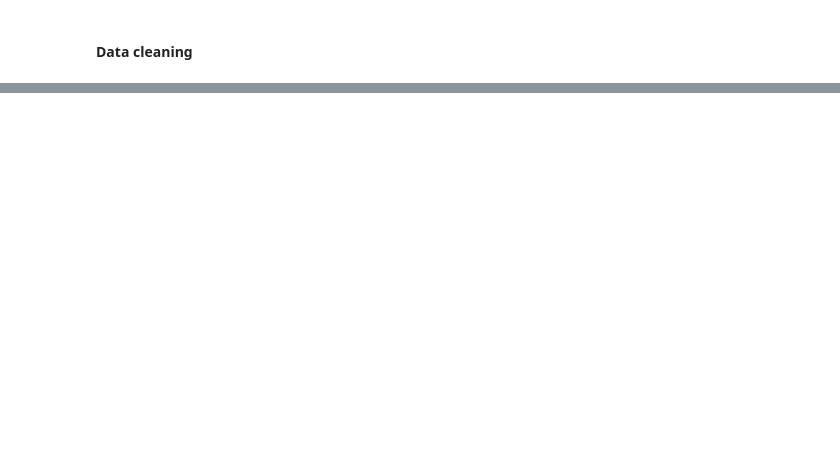
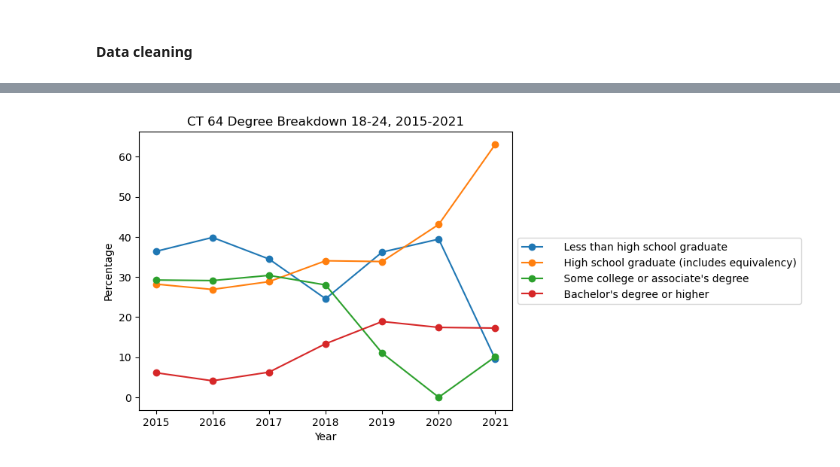
Before and after one commit to BU-Spark/ds-dc-councilor-allen-southwest, a Jupyter notebook: spring23-team-3/Education Analysis/Education Analysis.ipynb, the cells around one changed output, grey strips where cells are left out. Drawn from its saved outputs; the diff is of its cells as text; code cells hidden in the pictures; blank space fills up the shorter version.

```diff
--- a/spring23-team-3/Education Analysis/Education Analysis.ipynb
+++ b/spring23-team-3/Education Analysis/Education Analysis.ipynb
@@ -678,0 +654,45 @@ Name: 1, dtype: object}
+# %%
+## Load files into df
+dfs = []
+
+# Loading in files from 2015-2021
+#     I don't load the pre-2015 files because they store the data differently
+for file in files[5:]:
+    year = file.split('.')[0][-4:]
+
+    temp_pd = pd.read_csv(PATH+file)
+    temp_pd.columns = temp_pd.columns.str.replace('Census Tract ([\d\.]+), District of Columbia, District of Columbia!!([^!]+)!!([^!]+)', r'Tract \1, \2 \3', regex=True)
+
+    # Get just the 25+
+    temp_pd = temp_pd.iloc[1:6]
+    temp_pd = temp_pd.replace(',', '', regex=True)
+
+    if len(dfs) == 0:
+        temp_pd = temp_pd[['Label (Grouping)', 'Tract 64, Total Estimate']]
+        temp_pd.iloc[:, 1:] = temp_pd.iloc[:, 1:].astype(int)
+        temp_pd.loc[1:6, 'Tract 64, Total Estimate'] /= temp_pd.loc[1, 'Tract 64, Total Estimate'] / 100
+
+    else:
+        temp_pd = temp_pd[['Tract 64, Total Estimate']].astype(int)
+        col_name = 'Tract 64, Total Estimate'
+        divisor = temp_pd.loc[1, col_name]
+        temp_pd.loc[1:6, col_name] = 100 * temp_pd.loc[1:6, col_name] / divisor
+
+    temp_pd = temp_pd.rename(columns={'Tract 64, Total Estimate': year})
+    temp_pd = temp_pd.drop(index=1)
+    dfs.append(temp_pd)
+
+df_concat = pd.concat(dfs, axis=1)
+
+df_concat = df_concat.set_index('Label (Grouping)')
+df_concat = df_concat.T
+
+fig, ax = plt.subplots()
+title = "CT 64 Degree Breakdown 18-24, 2015-2021"
+plot = df_concat.plot(kind='line', marker='o', ax=ax, title=title)
+ax.legend(loc='center left', bbox_to_anchor=(1.0, 0.5))
+ax.set_xlabel('Year')
+ax.set_ylabel('Percentage')
+plt.savefig('Plots/ct64_degrees_18_2015_2021.png', bbox_inches='tight')
+# %% [output]
+[figure, added]
```
Also changed, not shown: parts of 16 cells of this notebook, 14 other files.
